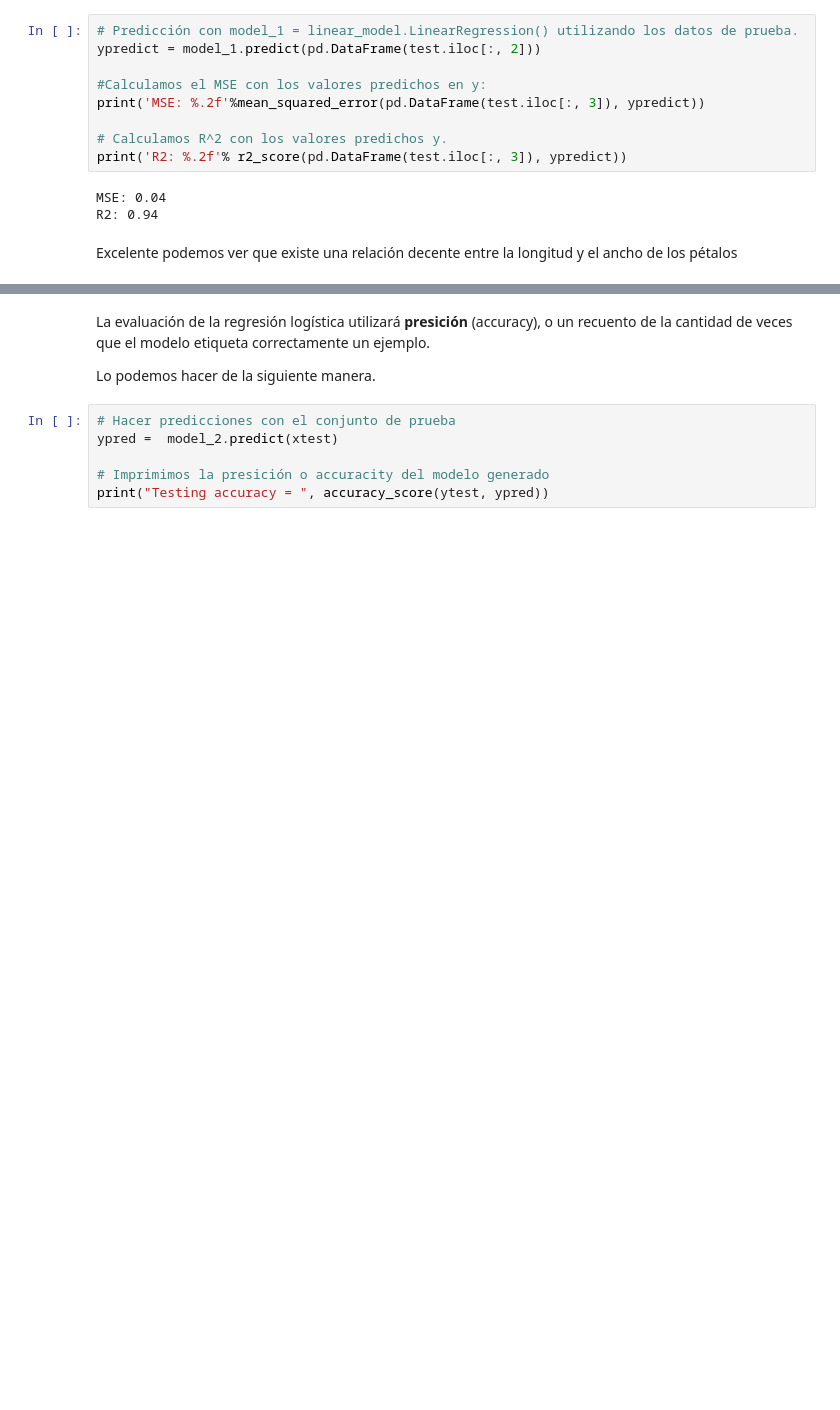
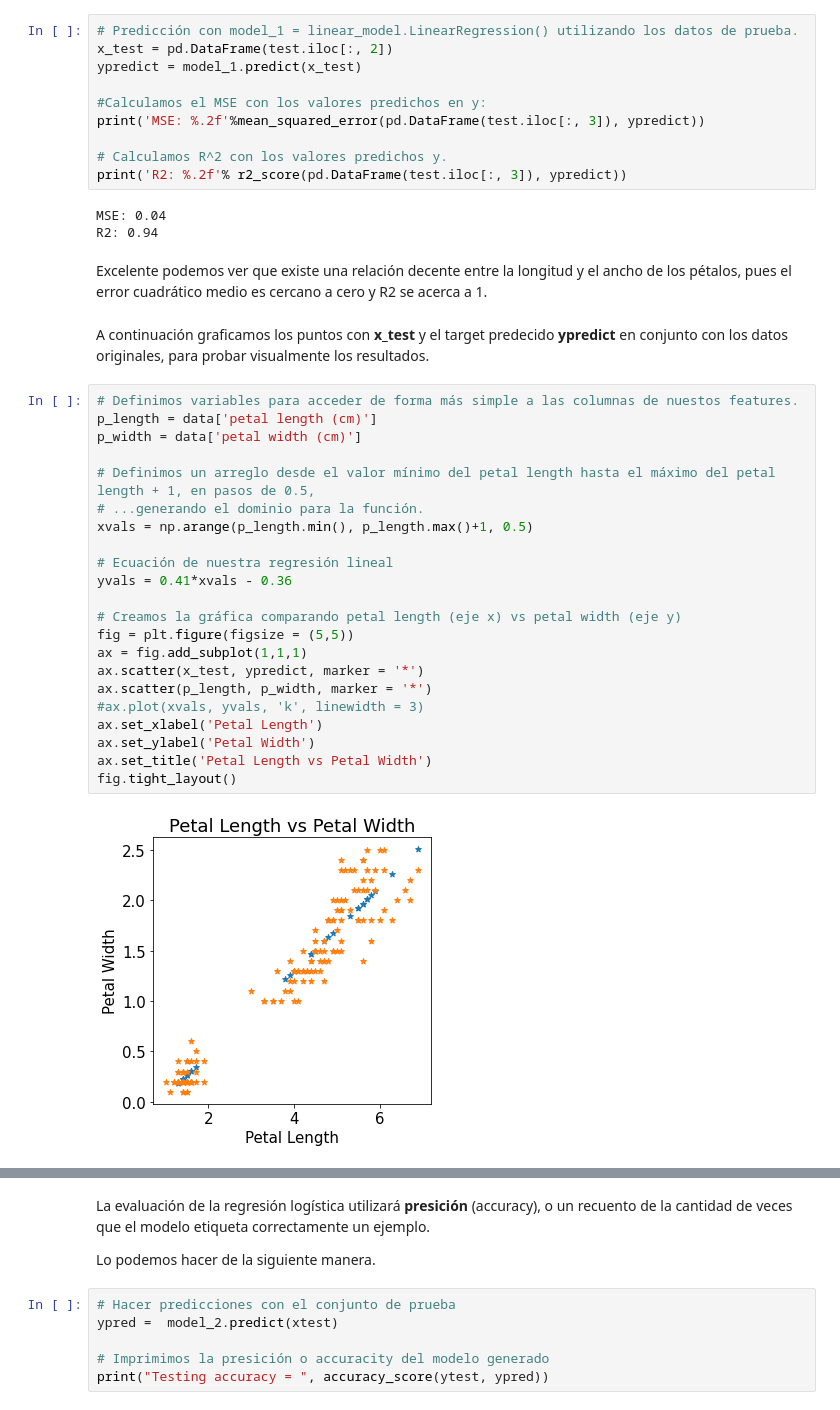
Before and after one commit to RichardSailema/Machine_learning-applied-to-Iris, a Jupyter notebook: Machine-learnig-models-applied-to-Iris_Dataset.ipynb, the cells around one changed output, grey strips where cells are left out. Drawn from its saved outputs; the diff is of its cells as text; blank space fills up the shorter version.

```diff
--- a/Machine-learnig-models-applied-to-Iris_Dataset.ipynb
+++ b/Machine-learnig-models-applied-to-Iris_Dataset.ipynb
@@ -239,7 +254,8 @@ Siempre queremos un MSE bajo y $R^2$ cercano a 1. $R^2$ que está limitado de 0
 Podemos calcular nuestras métricas de rendimiento prediciendo primero en nuestro **conjunto de datos de pruebas** y luego viendo que tan buena es la estimación de nuestro modelo del Petal Width cuando se usa la Petal Length, en comparación con los valores reales del Petal Width.
 # %%
 # Predicción con model_1 = linear_model.LinearRegression() utilizando los datos de prueba.
-ypredict = model_1.predict(pd.DataFrame(test.iloc[:, 2]))
+x_test = pd.DataFrame(test.iloc[:, 2])
+ypredict = model_1.predict(x_test)
 
 #Calculamos el MSE con los valores predichos en y:
 print('MSE: %.2f'%mean_squared_error(pd.DataFrame(test.iloc[:, 3]), ypredict))
@@ -250,7 +266,33 @@ print('R2: %.2f'% r2_score(pd.DataFrame(test.iloc[:, 3]), ypredict))
 MSE: 0.04
 R2: 0.94
 # %% [markdown]
-Excelente podemos ver que existe una relación decente entre la longitud y el ancho de los pétalos
+Excelente podemos ver que existe una relación decente entre la longitud y el ancho de los pétalos, pues el error cuadrático medio es cercano a cero y R2 se acerca a 1.
+# %% [markdown]
+A continuación graficamos los puntos con **x_test** y el target predecido **ypredict** en conjunto con los datos originales, para probar visualmente los resultados.
+# %%
+# Definimos variables para acceder de forma más simple a las columnas de nuestos features.
+p_length = data['petal length (cm)']
+p_width = data['petal width (cm)']
+
+# Definimos un arreglo desde el valor mínimo del petal length hasta el máximo del petal length + 1, en pasos de 0.5,
+# ...generando el dominio para la función.
+xvals = np.arange(p_length.min(), p_length.max()+1, 0.5)
+
+# Ecuación de nuestra regresión lineal
+yvals = 0.41*xvals - 0.36
+
+# Creamos la gráfica comparando petal length (eje x) vs petal width (eje y)
+fig = plt.figure(figsize = (5,5))
+ax = fig.add_subplot(1,1,1)
+ax.scatter(x_test, ypredict, marker = '*')
+ax.scatter(p_length, p_width, marker = '*')
+#ax.plot(xvals, yvals, 'k', linewidth = 3)
+ax.set_xlabel('Petal Length')
+ax.set_ylabel('Petal Width')
+ax.set_title('Petal Length vs Petal Width')
+fig.tight_layout()
+# %% [output]
+[figure, added]
 # %% [markdown]
 ### Regresión Logística
 
```
Also changed, not shown: parts of 25 cells of this notebook.
